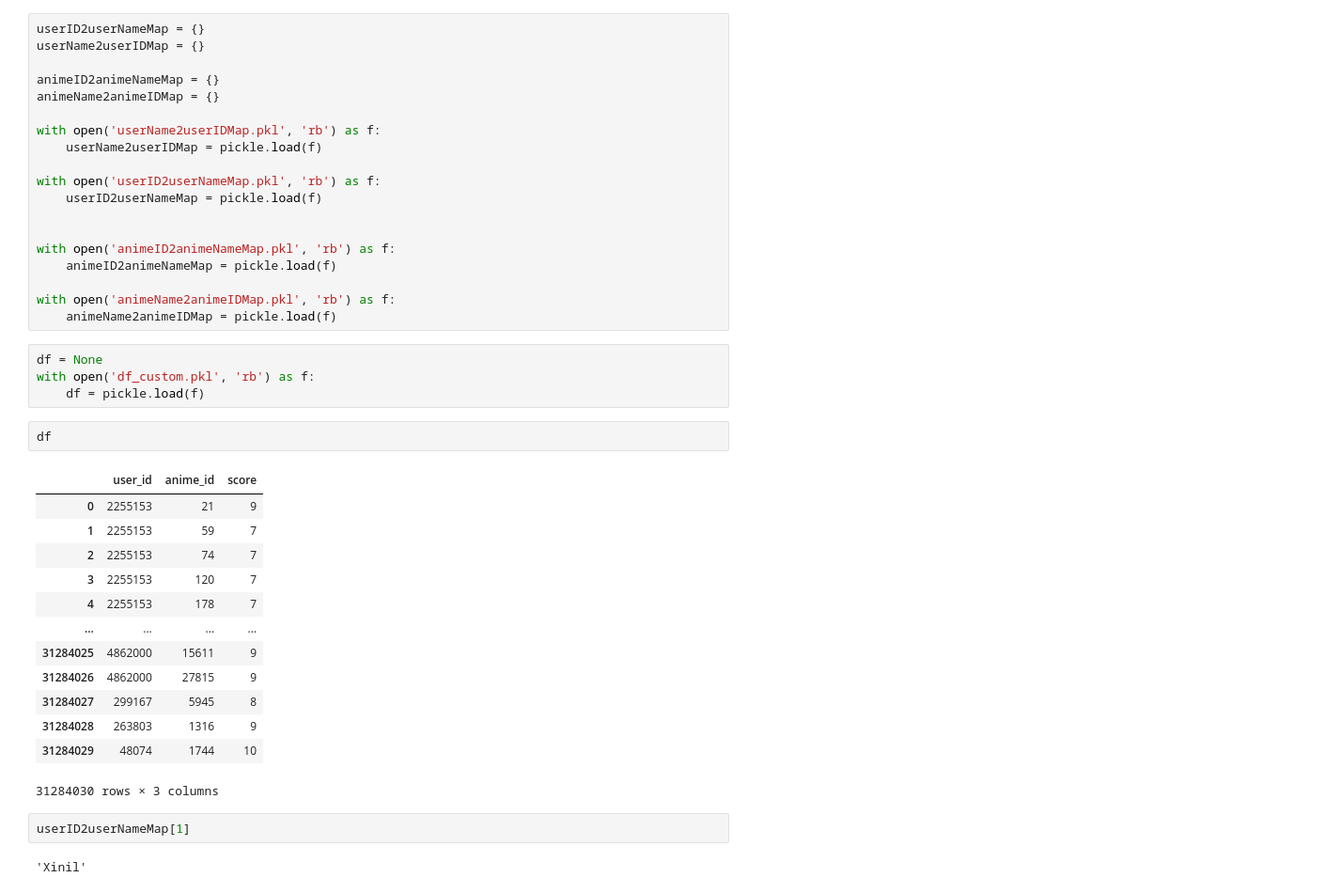
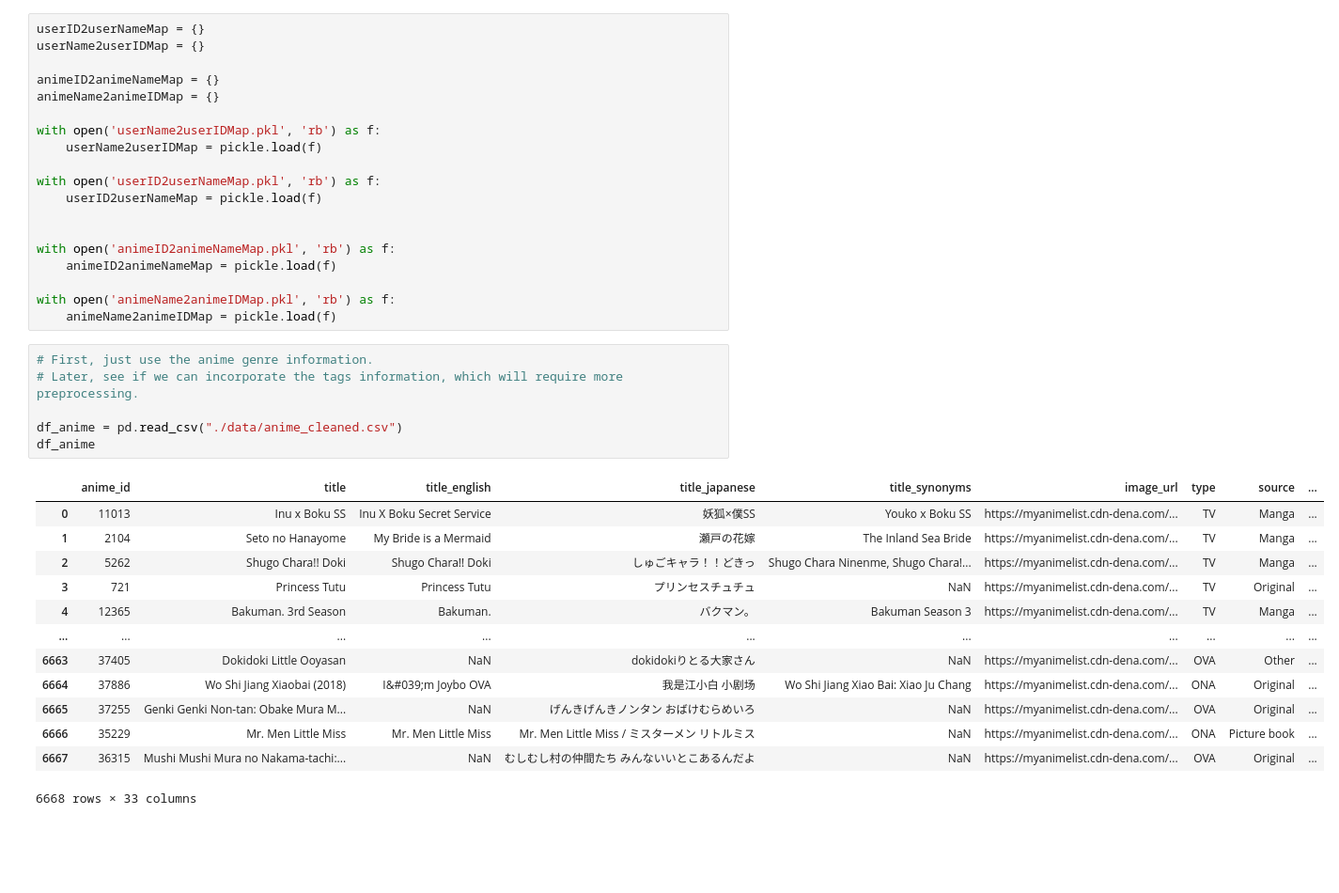
Before and after one commit to warrenmwang/csci349_final_project, a Jupyter notebook: modeling_knns.ipynb, the cells around one changed output. Shown: that part at 94% size. Drawn from its saved outputs; the diff is of its cells as text; blank space fills up the shorter version.

```diff
--- a/modeling_knns.ipynb
+++ b/modeling_knns.ipynb
@@ -32,27 +32,23 @@ with open('animeID2animeNameMap.pkl', 'rb') as f:
 
 with open('animeName2animeIDMap.pkl', 'rb') as f:
     animeName2animeIDMap = pickle.load(f)
-# %%
-df = None
-with open('df_custom.pkl', 'rb') as f:
-    df = pickle.load(f)
-# %%
-df
-# %% [output]
-|  | user_id | anime_id | score |
-| 0 | 2255153 | 21 | 9 |
-| 1 | 2255153 | 59 | 7 |
-| 2 | 2255153 | 74 | 7 |
-| 3 | 2255153 | 120 | 7 |
-| 4 | 2255153 | 178 | 7 |
-| ... | ... | ... | ... |
-| 31284025 | 4862000 | 15611 | 9 |
-| 31284026 | 4862000 | 27815 | 9 |
-| 31284027 | 299167 | 5945 | 8 |
-| 31284028 | 263803 | 1316 | 9 |
-| 31284029 | 48074 | 1744 | 10 |
-31284030 rows × 3 columns
-# %%
-userID2userNameMap[1]
-# %% [output]
-'Xinil'
+# %%
+# First, just use the anime genre information.
+# Later, see if we can incorporate the tags information, which will require more preprocessing.
+
+df_anime = pd.read_csv("./data/anime_cleaned.csv")
+df_anime
+# %% [output]
+|  | anime_id | title | title_english | title_japanese | title_synonyms | image_url | type | source | ... |
+| 0 | 11013 | Inu x Boku SS | Inu X Boku Secret Service | 妖狐×僕SS | Youko x Boku SS | https://myanimelist.cdn-dena.com/... | TV | Manga | ... |
+| 1 | 2104 | Seto no Hanayome | My Bride is a Mermaid | 瀬戸の花嫁 | The Inland Sea Bride | https://myanimelist.cdn-dena.com/... | TV | Manga | ... |
+| 2 | 5262 | Shugo Chara!! Doki | Shugo Chara!! Doki | しゅごキャラ！！どきっ | Shugo Chara Ninenme, Shugo Chara!... | https://myanimelist.cdn-dena.com/... | TV | Manga | ... |
+| 3 | 721 | Princess Tutu | Princess Tutu | プリンセスチュチュ | NaN | https://myanimelist.cdn-dena.com/... | TV | Original | ... |
+| 4 | 12365 | Bakuman. 3rd Season | Bakuman. | バクマン。 | Bakuman Season 3 | https://myanimelist.cdn-dena.com/... | TV | Manga | ... |
+| ... | ... | ... | ... | ... | ... | ... | ... | ... | ... |
+| 6663 | 37405 | Dokidoki Little Ooyasan | NaN | dokidokiりとる大家さん | NaN | https://myanimelist.cdn-dena.com/... | OVA | Other | ... |
+| 6664 | 37886 | Wo Shi Jiang Xiaobai (2018) | I&#039;m Joybo OVA | 我是江小白 小剧场 | Wo Shi Jiang Xiao Bai: Xiao Ju Chang | https://myanimelist.cdn-dena.com/... | ONA | Original | ... |
+| 6665 | 37255 | Genki Genki Non-tan: Obake Mura M... | NaN | げんきげんきノンタン おばけむらめいろ | NaN | https://myanimelist.cdn-dena.com/... | OVA | Original | ... |
+| 6666 | 35229 | Mr. Men Little Miss | Mr. Men Little Miss | Mr. Men Little Miss / ミスターメン リトルミス | NaN | https://myanimelist.cdn-dena.com/... | ONA | Picture book | ... |
+| 6667 | 36315 | Mushi Mushi Mura no Nakama-tachi:... | NaN | むしむし村の仲間たち みんないいとこあるんだよ | NaN | https://myanimelist.cdn-dena.com/... | OVA | Original | ... |
+6668 rows × 33 columns
```
Also changed, not shown: parts of 15 cells of this notebook, 1 other file.
